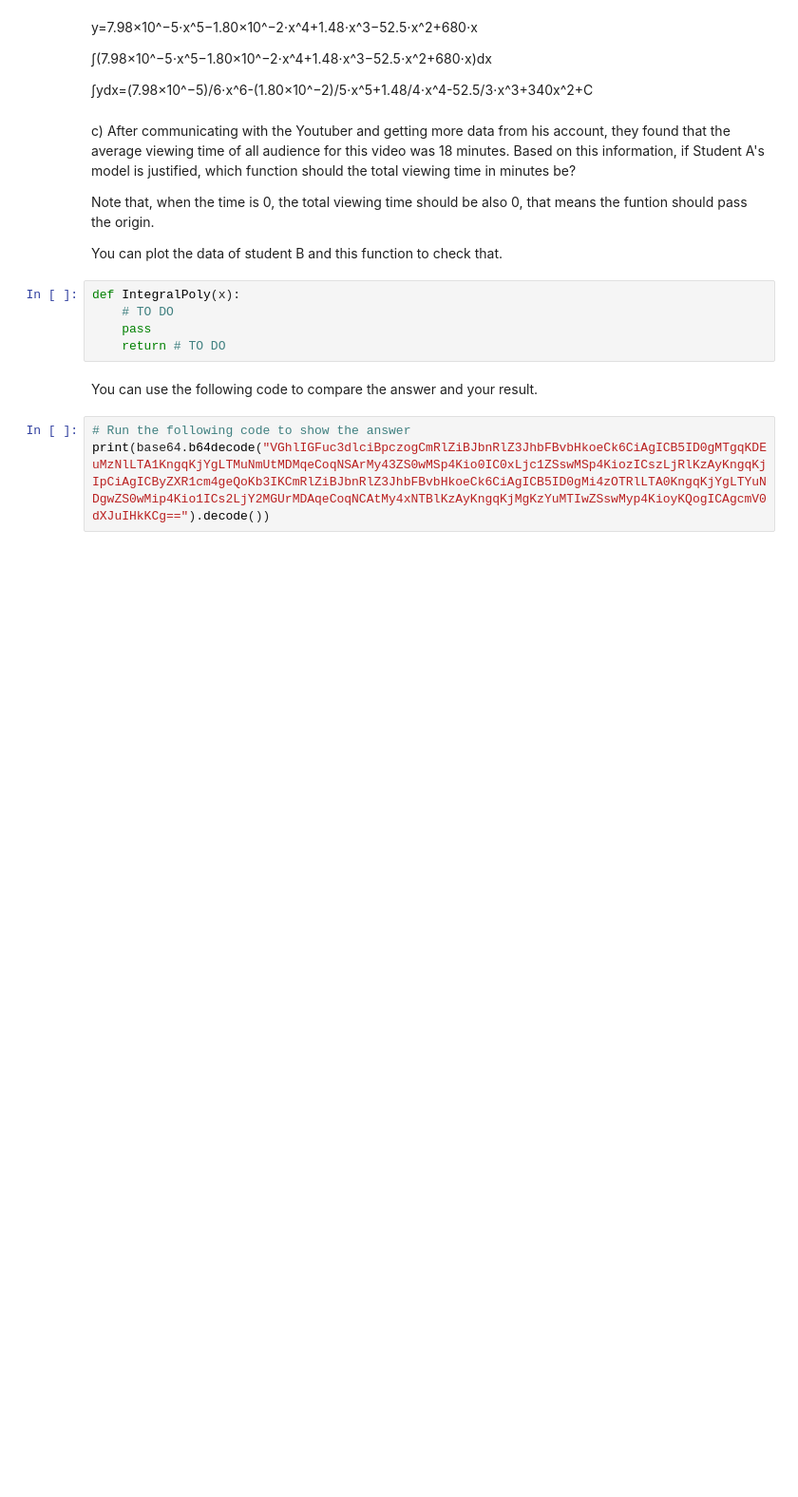
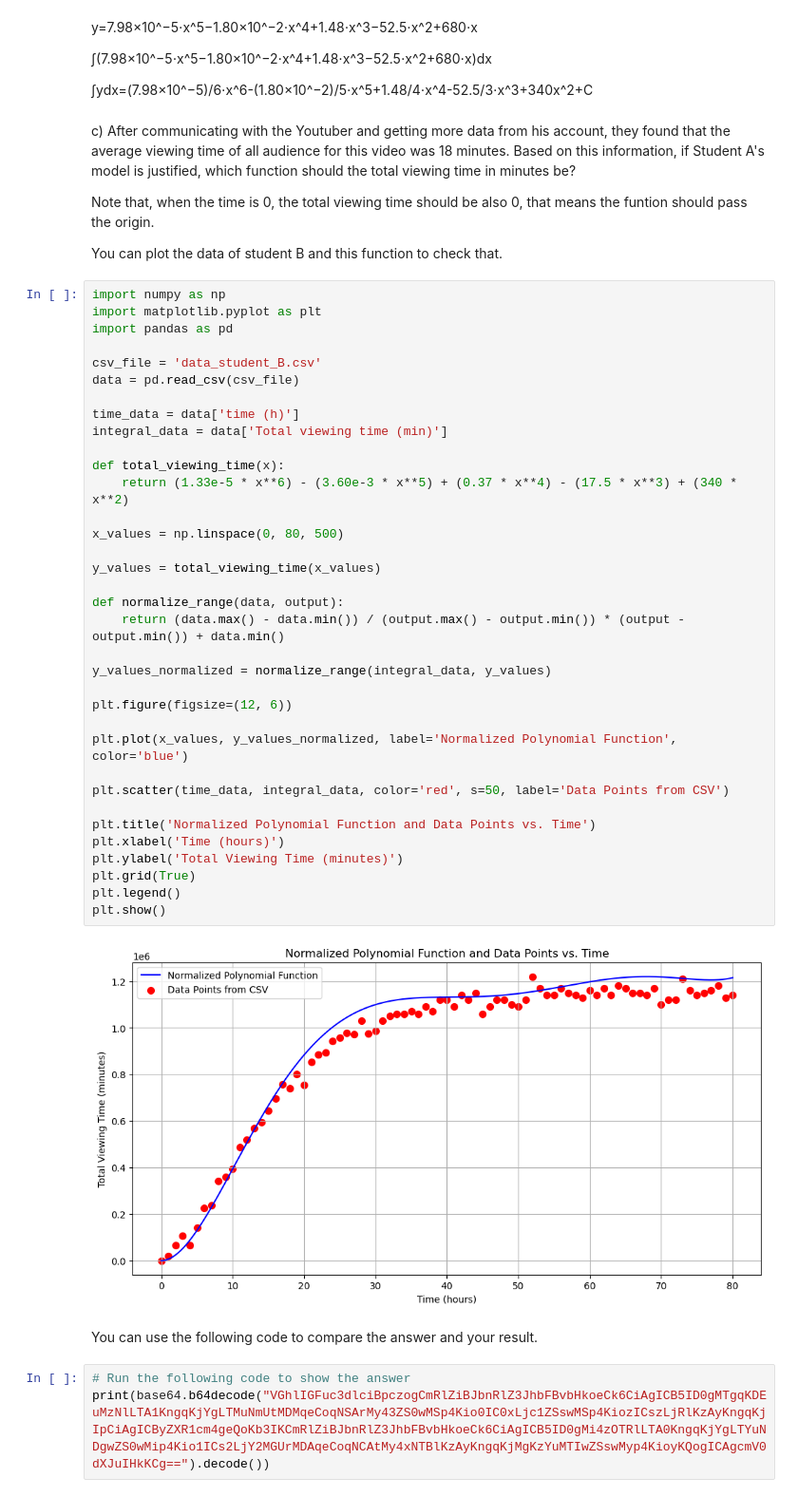
Before and after one commit to manaiwaa/computational-thinking-week-individual-14767066, a Jupyter notebook: challenge_calculus/Review_Calculus.ipynb, the cells around one changed output. Shown: that part at 95% size. Saved outputs shown, nothing was run; the diff lists cells and outputs as text; blank space fills up the shorter version.

```diff
--- a/challenge_calculus/Review_Calculus.ipynb
+++ b/challenge_calculus/Review_Calculus.ipynb
@@ -121,10 +121,42 @@ Note that, when the time is 0, the total viewing time should be also 0, that mea
 
 You can plot the data of student B and this function to check that.
 # %%
-def IntegralPoly(x):
-    # TO DO
-    pass
-    return # TO DO
+import numpy as np
+import matplotlib.pyplot as plt
+import pandas as pd
+
+csv_file = 'data_student_B.csv'
+data = pd.read_csv(csv_file)
+
+time_data = data['time (h)']
+integral_data = data['Total viewing time (min)']
+
+def total_viewing_time(x):
+    return (1.33e-5 * x**6) - (3.60e-3 * x**5) + (0.37 * x**4) - (17.5 * x**3) + (340 * x**2)
+
+x_values = np.linspace(0, 80, 500)
+
+y_values = total_viewing_time(x_values)
+
+def normalize_range(data, output):
+    return (data.max() - data.min()) / (output.max() - output.min()) * (output - output.min()) + data.min()
+
+y_values_normalized = normalize_range(integral_data, y_values)
+
+plt.figure(figsize=(12, 6))
+
+plt.plot(x_values, y_values_normalized, label='Normalized Polynomial Function', color='blue')
+
+plt.scatter(time_data, integral_data, color='red', s=50, label='Data Points from CSV')
+
+plt.title('Normalized Polynomial Function and Data Points vs. Time')
+plt.xlabel('Time (hours)')
+plt.ylabel('Total Viewing Time (minutes)')
+plt.grid(True)
+plt.legend()
+plt.show()
+# %% [output]
+[figure, added]
 # %% [markdown]
 You can use the following code to compare the answer and your result.
 # %%
```
Also changed, not shown: 1 other file.
